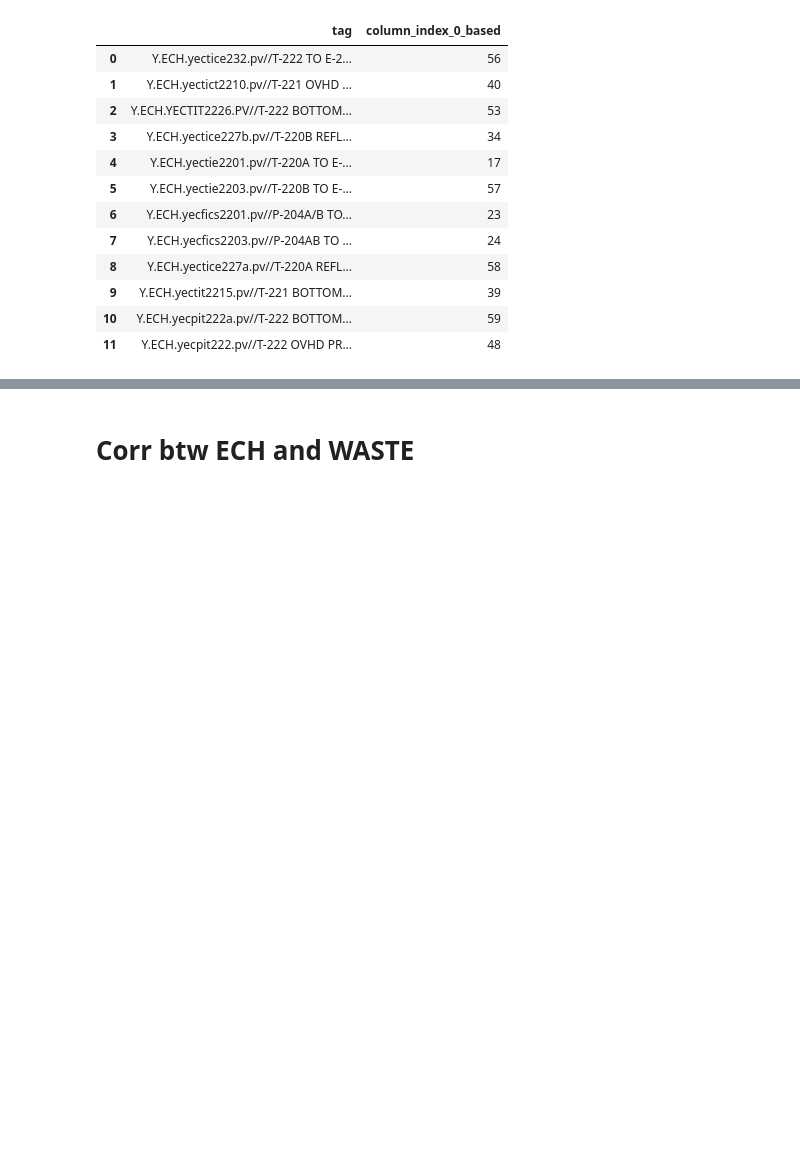
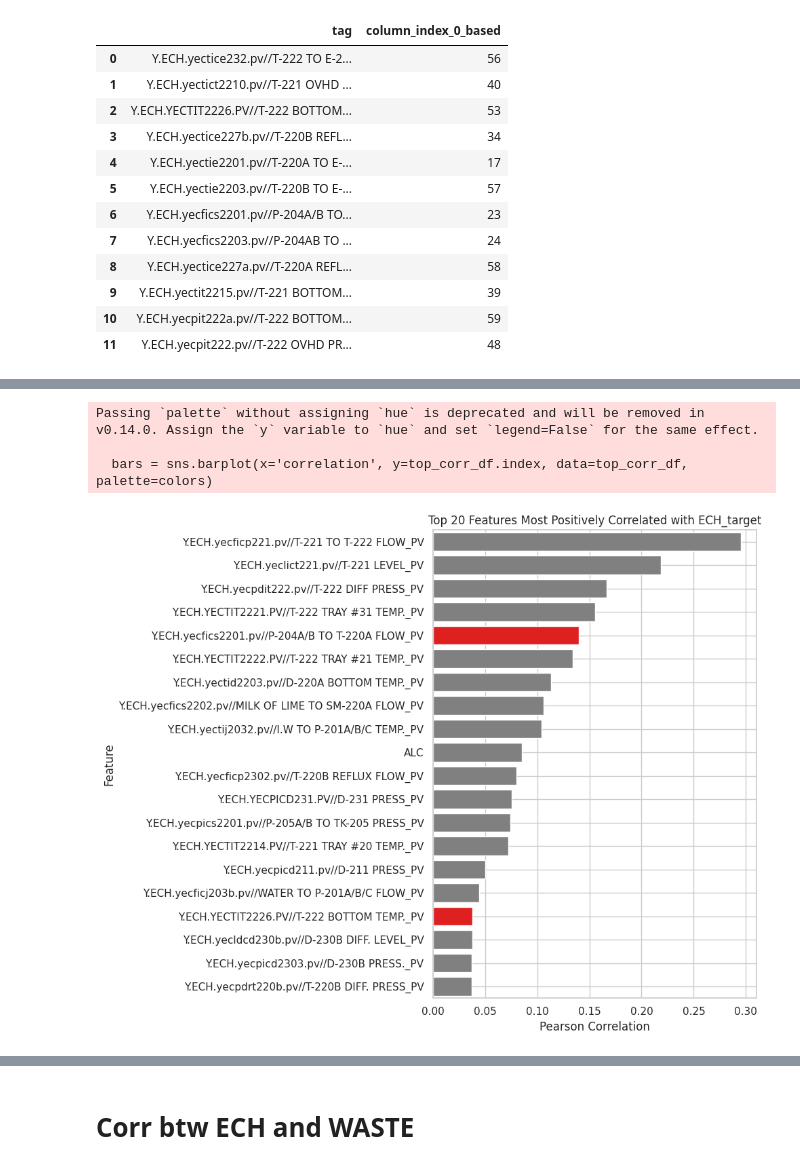
Before and after one commit to Junyoung0426/Multi-Objective-Prediction-and-Optimization-to-Increase-ECH-yield-and-Reduce-Waste-with-Chemical-D, a Jupyter notebook: EDA_chemical.ipynb, the cells around one changed output, grey strips where cells are left out. Cells and saved outputs as stored; diff of their text form; code cells hidden in the pictures; blank space fills up the shorter version.

```diff
--- a/EDA_chemical.ipynb
+++ b/EDA_chemical.ipynb
@@ -58,2 +96,21 @@ df_positions
+# %%
+top_corr_df = top_corr.to_frame(name='correlation')
+top_corr_df['is_control'] = top_corr_df.index.isin(df_control['tag'].tolist())
+
+colors = ['red' if is_ctrl else 'gray' for is_ctrl in top_corr_df['is_control']]
+
+plt.figure(figsize=(10, 8))
+bars = sns.barplot(x='correlation', y=top_corr_df.index, data=top_corr_df, palette=colors)
+plt.title('Top 20 Features Most Positively Correlated with ECH_target')
+plt.xlabel('Pearson Correlation')
+plt.ylabel('Feature')
+plt.grid(True)
+plt.tight_layout()
+plt.show()
+# %% [output]
+Passing `palette` without assigning `hue` is deprecated and will be removed in v0.14.0. Assign the `y` variable to `hue` and set `legend=False` for the same effect.
+
+  bars = sns.barplot(x='correlation', y=top_corr_df.index, data=top_corr_df, palette=colors)
+[figure, added]
 # %%
 control_tags = df_control['tag'].tolist()
```
Also changed, not shown: parts of 7 cells of this notebook, 1 other file.
